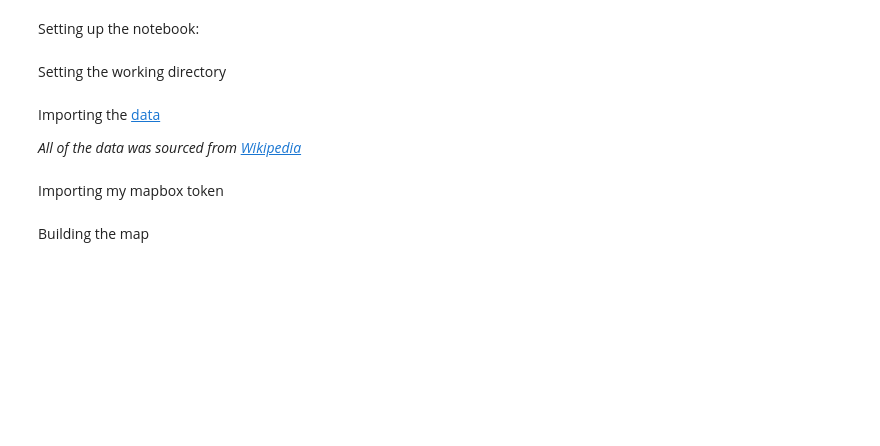
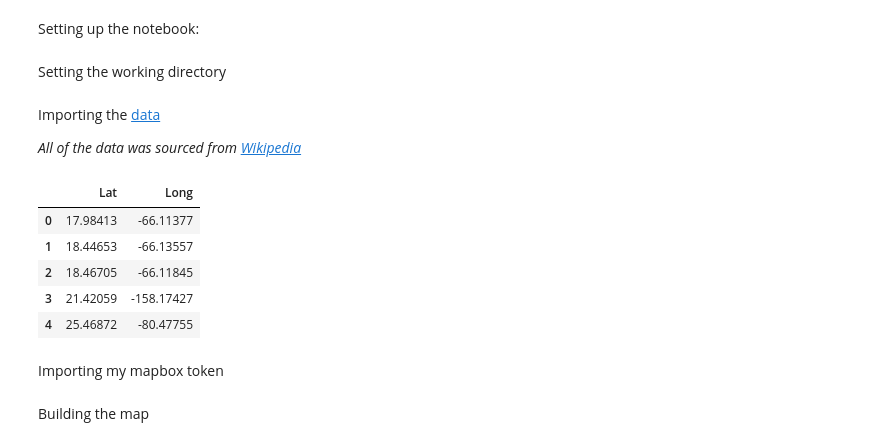
Before and after one commit to VikkiWalls/30-Day-Map-Challenge-2023, a Jupyter notebook: Code/Day 4.ipynb, the cells around one changed output. Saved outputs shown, nothing was run; the diff lists cells and outputs as text; code cells hidden in the pictures; blank space fills up the shorter version.

```diff
--- a/Code/Day 4.ipynb
+++ b/Code/Day 4.ipynb
@@ -29,3 +27,13 @@ Shootings = pd.read_csv("Day 1 - tallest and most prominent and most isolated.cs
+# %%
+Shootings = pd.read_csv("2023 mass shootings USA.csv")
+Shootings.head()
+# %% [output]
+|  | Lat | Long |
+| 0 | 17.98413 | -66.11377 |
+| 1 | 18.44653 | -66.13557 |
+| 2 | 18.46705 | -66.11845 |
+| 3 | 21.42059 | -158.17427 |
+| 4 | 25.46872 | -80.47755 |
 # %% [markdown]
 Importing my mapbox token
 # %%
```
Also changed, not shown: parts of 3 cells of this notebook.
